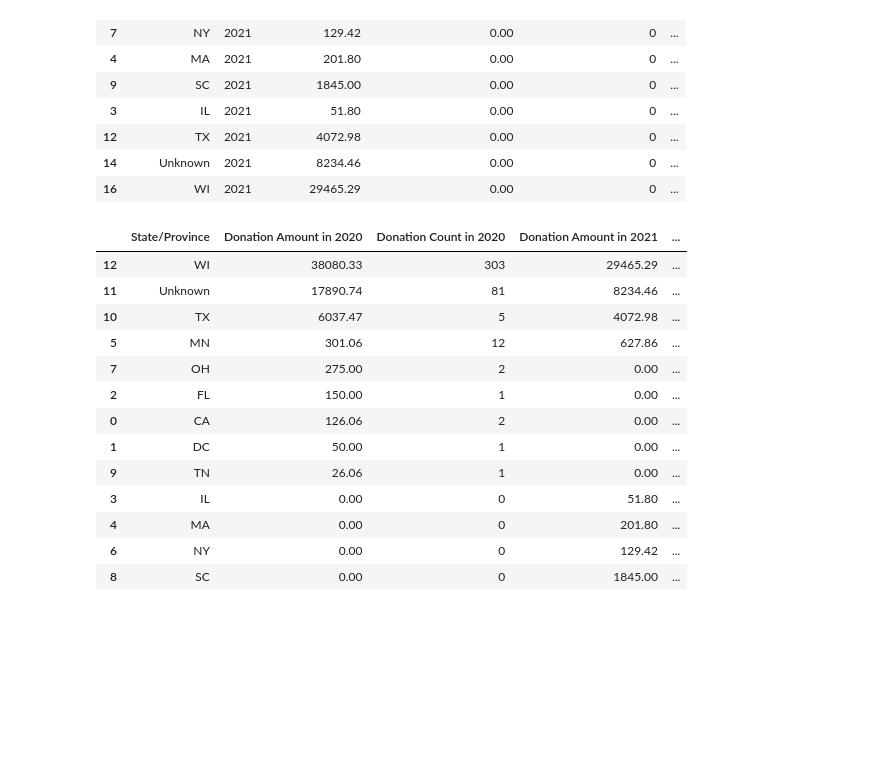
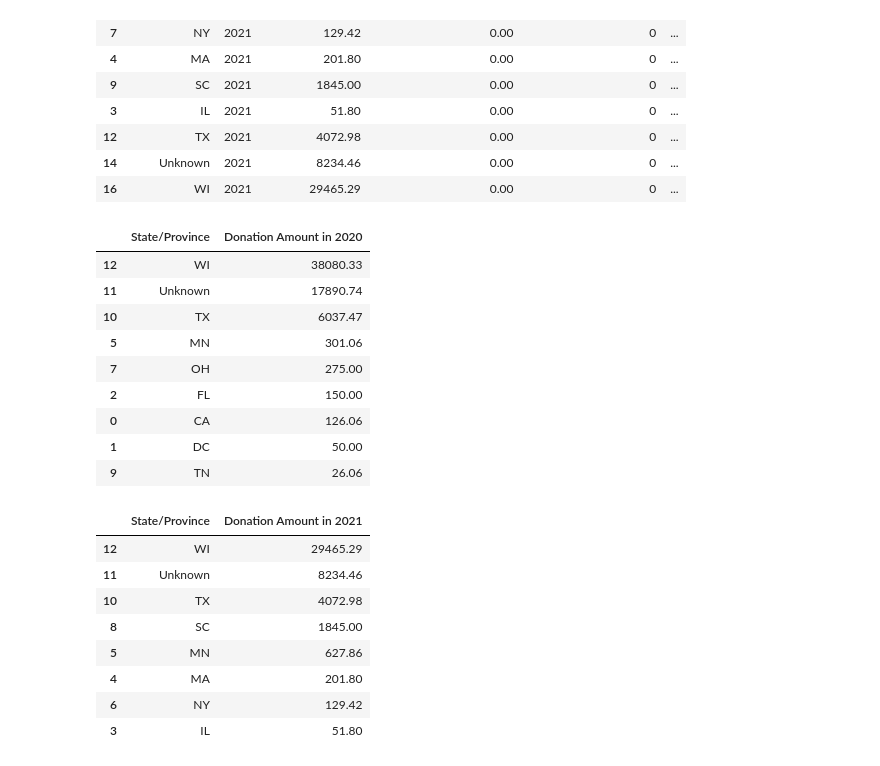
Before and after one commit to GauravChopra9/Biokind, a Jupyter notebook: analysis_notebook.ipynb, the cells around one changed output. Drawn from its saved outputs; the diff is of its cells as text; code cells hidden in the pictures; blank space fills up the shorter version.

```diff
--- a/analysis_notebook.ipynb
+++ b/analysis_notebook.ipynb
@@ -318,21 +324,18 @@ df_combined_grouped
 | 14 | Unknown | 2021 | 8234.46 | 0.00 | 0 | ... |
 | 16 | WI | 2021 | 29465.29 | 0.00 | 0 | ... |
 # %%
-donation_by_state = df_combined_grouped.groupby('State/Province').agg({'Donation Amount in 2020': 'sum', 'Donation Count in 2020': 'sum', 'Donation Amount in 2021': 'sum', 'Donation Count in 2021': 'sum'}).reset_index().sort_values(by='Donation Amount in 2020', ascending=False)
-donation_by_state
+donation_by_state_2020 = df_combined_grouped.groupby('State/Province').agg({'Donation Amount in 2020': 'sum'}).reset_index().sort_values(by='Donation Amount in 2020', ascending=False)
+donation_by_state_2020 = donation_by_state_2020[donation_by_state_2020['Donation Amount in 2020'] > 0]
+donation_by_state_2020
 # %% [output]
-|  | State/Province | Donation Amount in 2020 | Donation Count in 2020 | Donation Amount in 2021 | ... |
-| 12 | WI | 38080.33 | 303 | 29465.29 | ... |
-| 11 | Unknown | 17890.74 | 81 | 8234.46 | ... |
-| 10 | TX | 6037.47 | 5 | 4072.98 | ... |
-| 5 | MN | 301.06 | 12 | 627.86 | ... |
-| 7 | OH | 275.00 | 2 | 0.00 | ... |
-| 2 | FL | 150.00 | 1 | 0.00 | ... |
-| 0 | CA | 126.06 | 2 | 0.00 | ... |
-| 1 | DC | 50.00 | 1 | 0.00 | ... |
-| 9 | TN | 26.06 | 1 | 0.00 | ... |
-| 3 | IL | 0.00 | 0 | 51.80 | ... |
-| 4 | MA | 0.00 | 0 | 201.80 | ... |
-| 6 | NY | 0.00 | 0 | 129.42 | ... |
-| 8 | SC | 0.00 | 0 | 1845.00 | ... |
+|  | State/Province | Donation Amount in 2020 |
+| 12 | WI | 38080.33 |
+| 11 | Unknown | 17890.74 |
+| 10 | TX | 6037.47 |
+| 5 | MN | 301.06 |
+| 7 | OH | 275.00 |
+| 2 | FL | 150.00 |
+| 0 | CA | 126.06 |
+| 1 | DC | 50.00 |
+| 9 | TN | 26.06 |
 # %%
@@ -340 +343,15 @@ donation_by_state[donation_by_state['State/Province'] != 'Unknown'].to_csv('dona
 # Export the file, will import to Tableau bcuz Geopandas refused to work
+# %%
+donation_by_state_2021 = df_combined_grouped.groupby('State/Province').agg({'Donation Amount in 2021': 'sum'}).reset_index().sort_values(by='Donation Amount in 2021', ascending=False)
+donation_by_state_2021 = donation_by_state_2021[donation_by_state_2021['Donation Amount in 2021'] > 0]
+donation_by_state_2021
+# %% [output]
+|  | State/Province | Donation Amount in 2021 |
+| 12 | WI | 29465.29 |
+| 11 | Unknown | 8234.46 |
+| 10 | TX | 4072.98 |
+| 8 | SC | 1845.00 |
+| 5 | MN | 627.86 |
+| 4 | MA | 201.80 |
+| 6 | NY | 129.42 |
+| 3 | IL | 51.80 |
```
Also changed, not shown: parts of 7 cells of this notebook, 7 other files.
